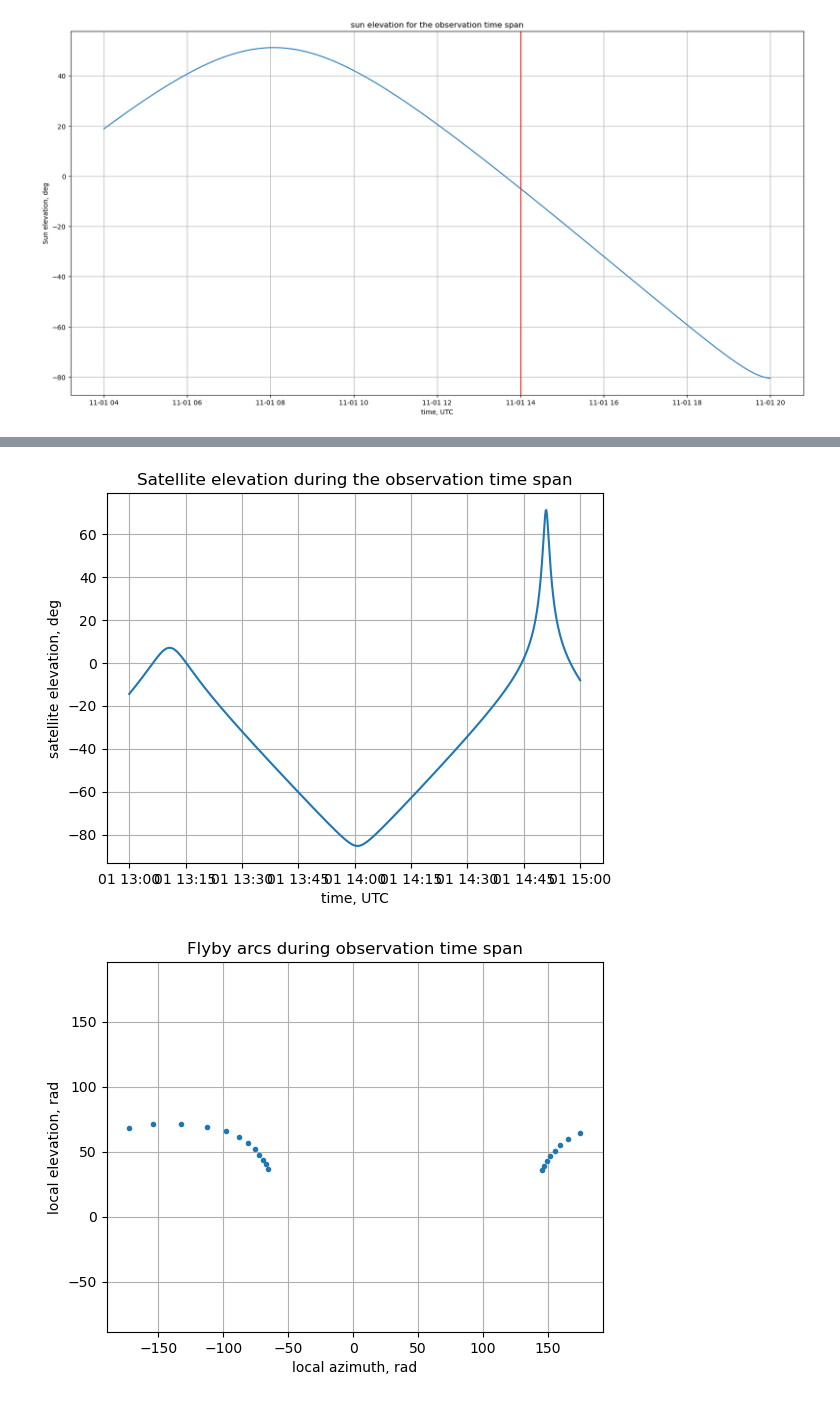
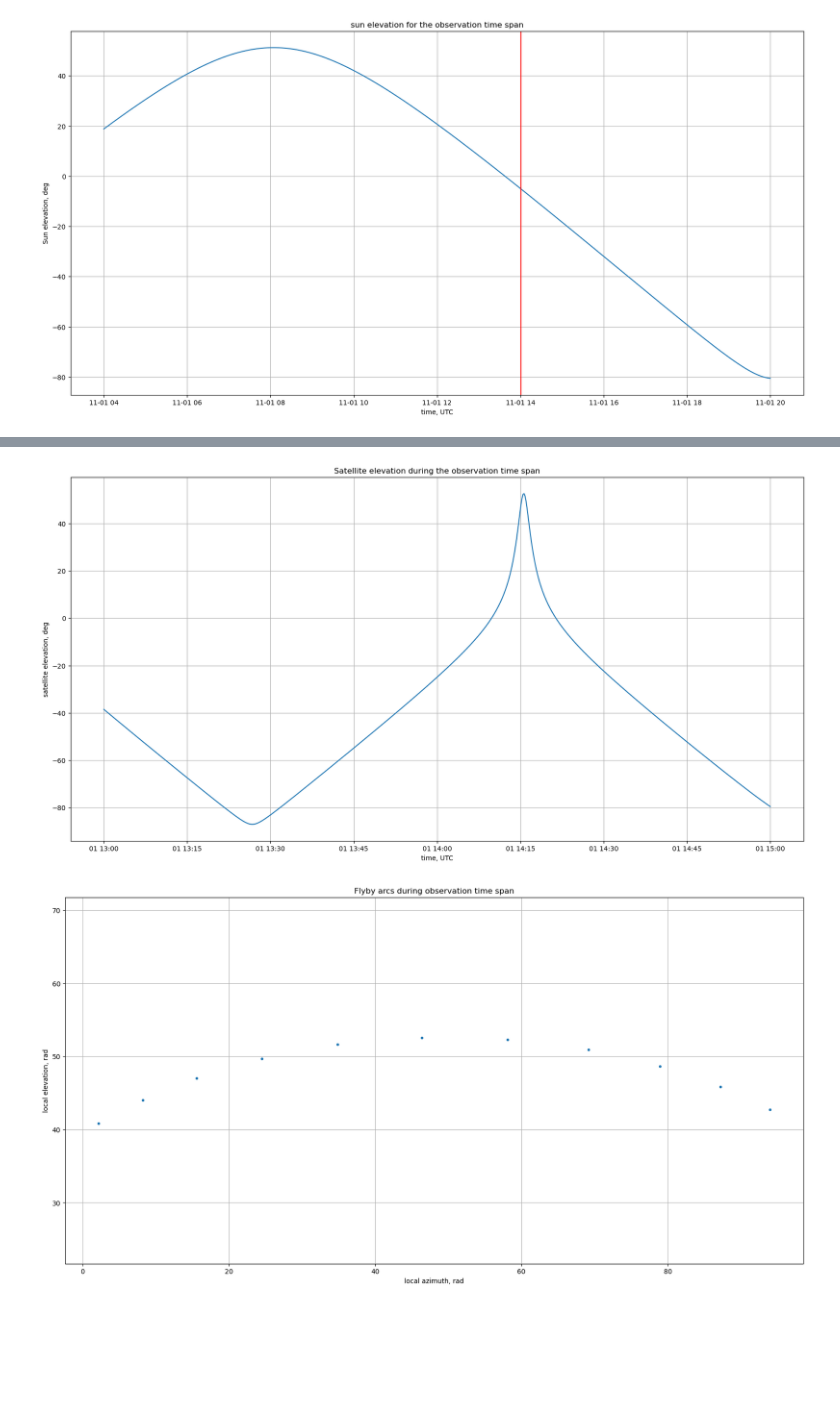
Before and after one commit to ShamilBiktimirov/astro-basics, a Jupyter notebook: python/Pointing routine.ipynb, the cells around one changed output, grey strips where cells are left out. Cells and saved outputs as stored; diff of their text form; code cells hidden in the pictures; blank space fills up the shorter version.

Commit message:
RA and dec in topocentric frame in hms and dms

```diff
--- a/python/Pointing routine.ipynb
+++ b/python/Pointing routine.ipynb
@@ -52,6 +51,7 @@ import numpy as np
 import matplotlib.pyplot as plt
 import statistics
 from geometry_and_transformations import *
+from stateTransformation import *
 from sgp4.api import Satrec
 from datetime import datetime, timedelta
 from astropy.time import Time
@@ -61,8 +61,8 @@ from skyfield.api import load, Topos
 
 # Defines location of the observatory
 # Data are taken from google map, Add data from Konstantin
-latitude_obs = 24.178416871640632 * np.pi / 180
-longitude_obs = 54.68951437347364 * np.pi / 180
+latitude_obs = 24.177222 * np.pi / 180
+longitude_obs = 54.685583 * np.pi / 180
 
 # case of spherical Earth
 # r_obs_ecef = np.vstack([Consts.rEarth * np.cos(latitude_obs) * np.cos(longitude_obs), Consts.rEarth * np.cos(latitude_obs) * np.sin(longitude_obs), Consts.rEarth * np.sin(latitude_obs)])
@@ -73,7 +73,7 @@ r_obs_ecef = np.vstack([r_Ellipsoid * np.cos(latitude_obs) * np.cos(longitude_ob
 
 r_obs_ecef_mag = np.linalg.norm(r_obs_ecef)
 
-elevation_min = 35 * np.pi / 180 # radians
+elevation_min = 40 * np.pi / 180 # radians
 
 # print(r_obs_ecef, r_obs_ecef_mag)
 # %%
@@ -84,7 +84,7 @@ start_date_obs_day = "2024-11-01 04:00:00" # given in UTC, 8 am in Abu Dhabi
 end_date_obs_day = "2024-11-01 20:00:00"   # given in UTC, midnight in Abu Dhani
 
 # Generates a range of datetimes with certain time step
-t_span_obs_day = pd.date_range(start=start_date_obs_day, end=end_date_obs_day, freq='10s')
+t_span_obs_day = pd.date_range(start=start_date_obs_day, end=end_date_obs_day, freq='30s')
 
 # Converts to a list of strings if needed?
 gregorian_dates_obs_day = t_span_obs_day.strftime("%Y-%m-%d %H:%M:%S").tolist()
@@ -204,7 +204,7 @@ with open('Site_Visit_1_11_2024.txt', 'r') as file:
     lines = [line.strip() for line in file]
 
 # choose satellite indx
-satIndx = 12 # choose the one that you like
+satIndx = 0 # choose the one that you like
 satelliteName = lines[satIndx * 3]
 TleFirstLine = lines[satIndx * 3 + 1]
 TleSecondLine = lines[satIndx * 3 + 2]
@@ -277,6 +277,7 @@ elevation_array_deg = []
 
 # 2D matrix, 5xNsteps with [Epoch, R.A. and Dec., location Azimuth, local elevation]  coordinates of a satellite for the time it is above certain elevation
 celestial_coordinates_array = np.empty([5, 0], float)
+celestial_coordinates_array_Topo_Ra_hms_Dec_dms = np.empty([5, 0], float)
 
 for time_idx in range(np.size(julian_dates)):
 
@@ -287,10 +288,16 @@ for time_idx in range(np.size(julian_dates)):
     elevation = np.pi / 2 - np.arccos(np.dot(e_obs, e_relative))
 
     if elevation > elevation_min:
-
-        right_ascension, declination = calc_right_asc_and_declination(r_sat_eci_array[:, time_idx]) # basically, it finds spherical angles
+        right_ascension, declination = calc_right_asc_and_declination_Topo(r_sat_eci_array[:, time_idx], r_obs_eci_array[:, time_idx]) # basically, it finds spherical angles
         local_azimuth, local_elevation = calc_local_azimuth_and_elevation(r_obs_eci_array[:, time_idx], r_sat_eci_array[:, time_idx])
         celestial_coordinates_array = np.concatenate((celestial_coordinates_array, np.vstack([gregorian_dates[time_idx], right_ascension, declination, local_azimuth, local_elevation])), axis=1)
+
+        RA  = degrees_to_hms(right_ascension * 180 / np.pi)
+        RAA = f"{RA[0]}:{RA[1]}:{RA[2]:.6f}"
+        DEC =  degrees_to_dms(declination * 180 / np.pi)
+        DECC = f"{DEC[0]}:{DEC[1]}:{DEC[2]:.6f}"
+
+        celestial_coordinates_array_Topo_Ra_hms_Dec_dms = np.concatenate((celestial_coordinates_array_Topo_Ra_hms_Dec_dms, np.vstack([gregorian_dates[time_idx], RAA, DECC, local_azimuth, local_elevation])), axis=1)
 
     elevation_array.append(elevation)
     elevation_array_deg.append(elevation * 180 / np.pi)
@@ -301,7 +308,7 @@ import matplotlib.pyplot as plt
 import numpy as np
 
 # sat elevation figure
-fig, ax = plt.subplots()
+fig, ax = plt.subplots(figsize=(20, 10))
 ax.plot(t_span, elevation_array_deg)
 
 ax.set(xlabel='time, UTC', ylabel='satellite elevation, deg',
@@ -312,38 +319,52 @@ ax.grid()
 plt.show()
 
 # local azimuth and elevation of the satellite during flybys figure
-fig, ax = plt.subplots()
+fig, ax = plt.subplots(figsize=(20, 10))
+
 ax.plot(celestial_coordinates_array[3,:] * 180 / np. pi, celestial_coordinates_array[4,:] * 180 / np. pi, '.')
 
 ax.set(xlabel='local azimuth, rad', ylabel='local elevation, rad',
        title='Flyby arcs during observation time span')
 ax.axis('equal')
 ax.grid()
 
 # fig.savefig("satellite flyby arcs.png")
 plt.show()
 
 # flyby conditions
-fig, ax = plt.subplots()
+fig, ax = plt.subplots(figsize=(20, 10))
 ax.plot(t_span, observation_condition)
 
 ax.set(xlabel='time', ylabel='observation condition flag',
        title='Flyby condition')
 ax.grid()
 
 # fig.savefig("satellite flyby arcs.png")
 plt.show()
 
 observation_data = np.transpose(celestial_coordinates_array)
 observation_data[:, 1] = observation_data[:, 1] * 180 / np.pi
 observation_data[:, 2] = observation_data[:, 2] * 180 / np.pi
 observation_data[:, 3] = observation_data[:, 3] * 180 / np.pi
 observation_data[:, 4] = observation_data[:, 4] * 180 / np.pi
 
+observation_data2 = np.transpose(celestial_coordinates_array_Topo_Ra_hms_Dec_dms)
+observation_data2[:, 1] = observation_data2[:, 1]
+observation_data2[:, 2] = observation_data2[:, 2]
+observation_data2[:, 3] = observation_data2[:, 3] * 180 / np.pi
+observation_data2[:, 4] = observation_data2[:, 4] * 180 / np.pi
+
+
 obs_data = pd.DataFrame(observation_data, columns=["Date and Time, UTC", "                R.A., deg", "             Dec, deg", "           Az, deg",  "            Elev, deg"])
+
+obs_data2 = pd.DataFrame(observation_data2, columns=["Date and Time, UTC", "        R.A., h_m_s", "     Dec, deg_m_s", "     Az, deg",  "     Elev, deg"])
 
 filename = f'{lines[satIndx * 3]}_data.txt'  # Creates filenames like 'satellite1_data.txt', 'satellite2_data.txt', etc.
 obs_data.to_csv(filename, sep='\t', index=False)
+
+
+filename2 = f'{lines[satIndx * 3]}_data2.txt'  # Creates filenames like 'satellite1_data.txt', 'satellite2_data.txt', etc.
+obs_data2.to_csv(filename2, sep='\t', index=False)
 # %% [output]
-[figure, old version]
+[figure, new version]
-[figure, old version]
+[figure, new version]
```
Also changed, not shown: parts of 4 cells of this notebook, 14 other files.
